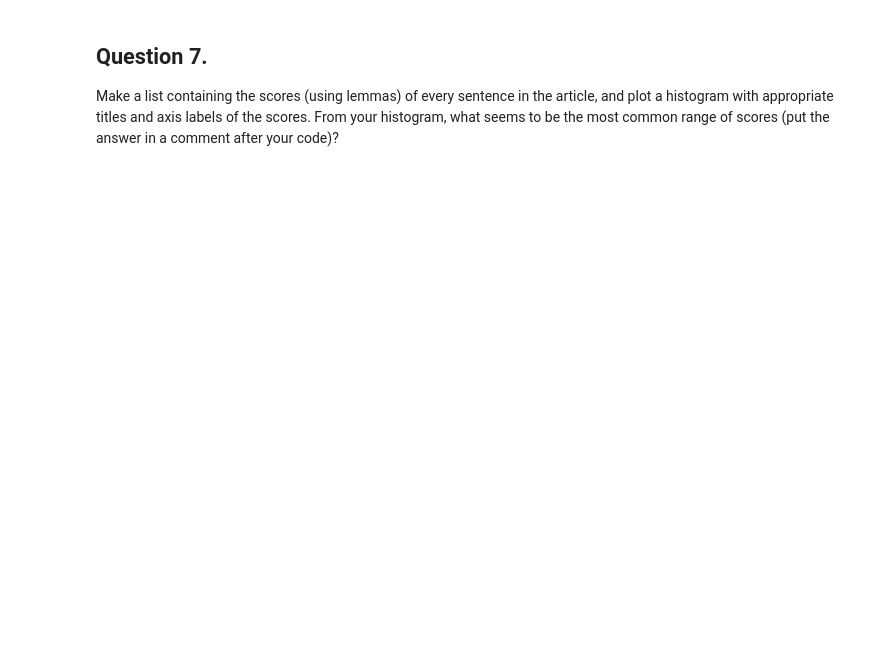
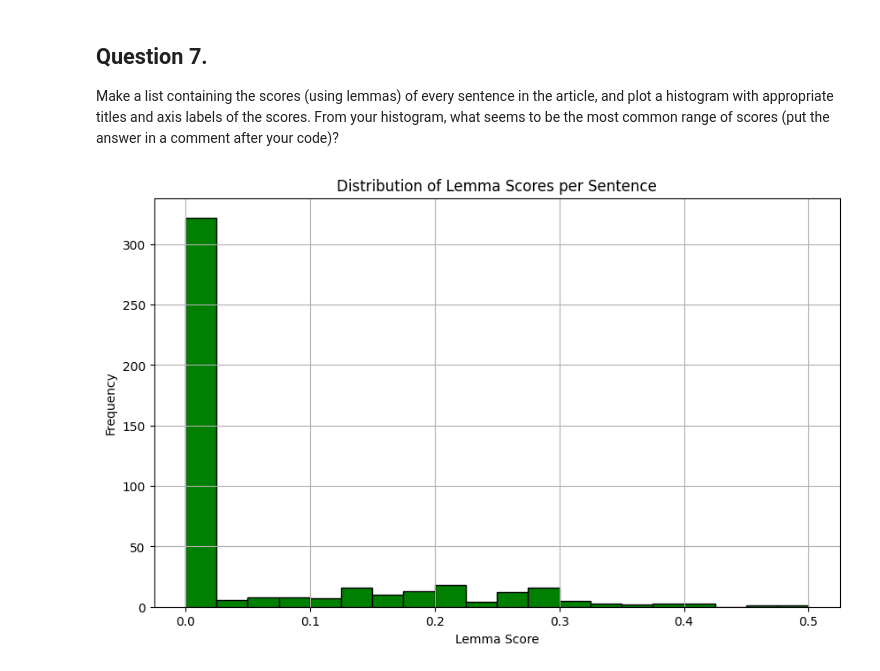
Before and after one commit to trentrueckert/mod6-web-scraping, a Jupyter notebook: web-scraping.ipynb, the cells around one changed output. Cells and saved outputs as stored; diff of their text form; code cells hidden in the pictures; blank space fills up the shorter version.

```diff
--- a/web-scraping.ipynb
+++ b/web-scraping.ipynb
@@ -181,6 +291,49 @@ Make a list containing the scores (using tokens) of every sentence in the articl
 ## Question 7.
 
 Make a list containing the scores (using lemmas) of every sentence in the article, and plot a histogram with appropriate titles and axis labels of the scores.  From your histogram, what seems to be the most common range of scores (put the answer in a comment after your code)?
+# %%
+def score_sentence_by_lemma(sentence, interesting_lemmas):
+    # Process the sentence with spaCy
+    doc = nlp(sentence)
+
+    # Count the number of interesting tokens
+    lemma_count = sum(1 for token in doc if token.lemma_.lower() in interesting_lemmas)
+
+    # Calculate the score: interesting lemmas divided by total tokens in sentence
+    total_words = len([token for token in doc if not token.is_space and not token.is_punct])
+
+    if total_words > 0:
+        return lemma_count / total_words
+    else:
+        return 0
+
+# Load the article text
+nlp = spacy.load("en_core_web_sm")
+doc = nlp(article_text)
+
+# Interesting lemmas (from Q4)
+interesting_lemmas = ["comment", "2021", "march", "say", "report"]
+
+# List to store lemma scores of each sentence
+lemma_scores = []
+
+# Iterate over each sentence in the document and calculate lemma scores
+for sentence in doc.sents:
+    score = score_sentence_by_lemma(sentence.text, interesting_lemmas)
+    lemma_scores.append(score)
+
+# Plot the histogram of lemma scores
+plt.figure(figsize=(10, 6))
+plt.hist(lemma_scores, bins=20, edgecolor='black', color='green')
+plt.title("Distribution of Lemma Scores per Sentence")
+plt.xlabel("Lemma Score")
+plt.ylabel("Frequency")
+plt.grid(True)
+plt.show()
+
+# The most common range of scores seems to be from 0 to 0.025.
+# %% [output]
+[figure, added]
 # %% [markdown]
 ## Question 8.
 
```
Also changed, not shown: parts of 3 cells of this notebook.
